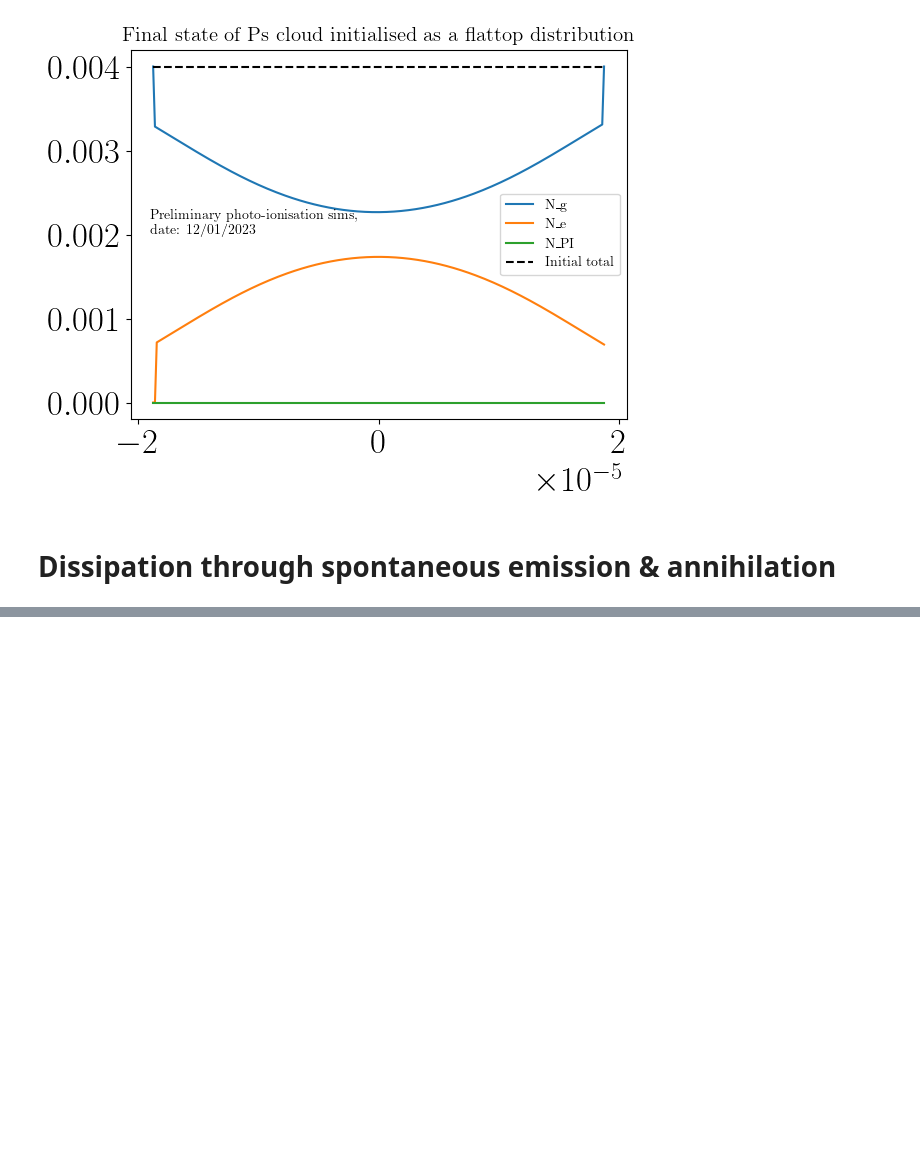
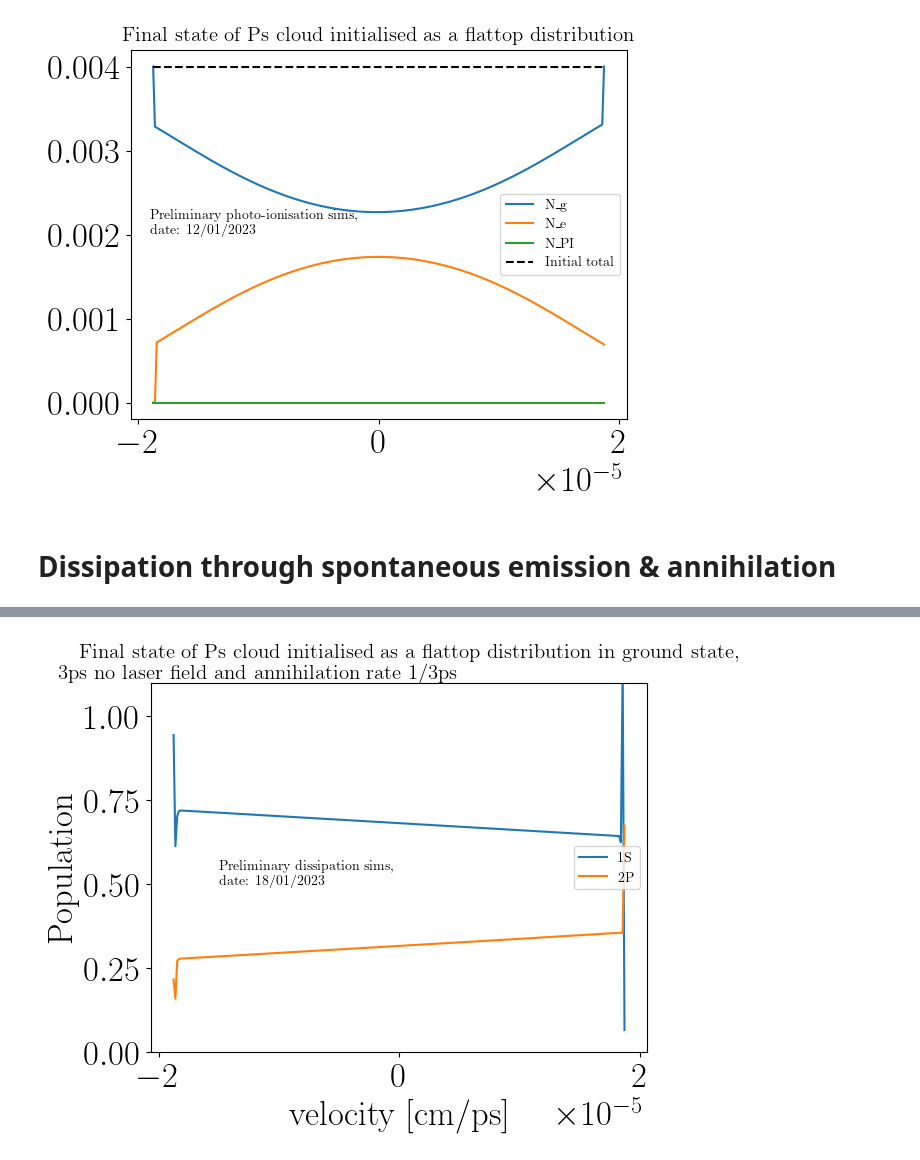
Before and after one commit to Yanaiski/master_thesis, a Jupyter notebook: 05_dissipation.ipynb, the cells around one changed output, grey strips where cells are left out. Drawn from its saved outputs; the diff is of its cells as text; code cells hidden in the pictures; blank space fills up the shorter version.

```diff
--- a/05_dissipation.ipynb
+++ b/05_dissipation.ipynb
@@ -184,0 +183,17 @@ Total run time:  32.44s
+# %%
+for key in system.expect:
+    plt.plot(system.velocity_bins,system.expect[key],label=key)
+
+#plt.plot(system.velocity_bins,total,label="total")
+#plt.plot(system.velocity_bins,np.full(system.N_bins,1),label="Initial total",ls="dashed",color="black")
+plt.legend(loc="right",fontsize=10)
+plt.text(-1.5e-5,0.5,"Preliminary dissipation sims,\n date: {}".format(date.today().strftime("%d/%m/%Y")),fontsize=10)
+plt.title(r"Final state of Ps cloud initialised as a flattop distribution in ground state,\newline 3ps no laser field and annihilation rate 1/3ps",fontsize=15)
+plt.xlabel("velocity [cm/ps]")
+plt.ylabel("Population")
+plt.ylim(0,1.1)
+#plt.savefig("./figures/jan_2023/preliminary_flattop_annihilation_no_pulse.jpg",bbox_inches="tight")
+
+plt.show()
+# %% [output]
+[figure, added]
```
Also changed, not shown: parts of 6 cells of this notebook, 4 other files.
